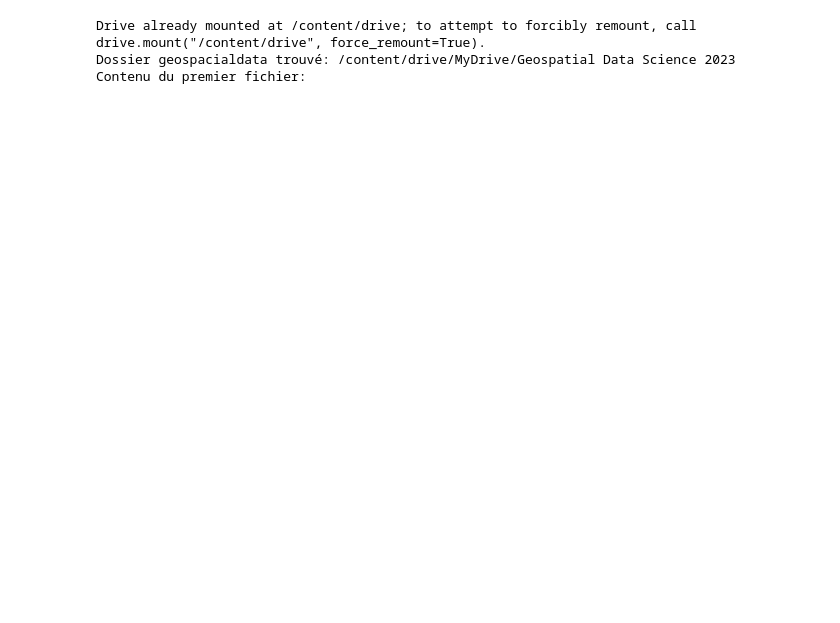
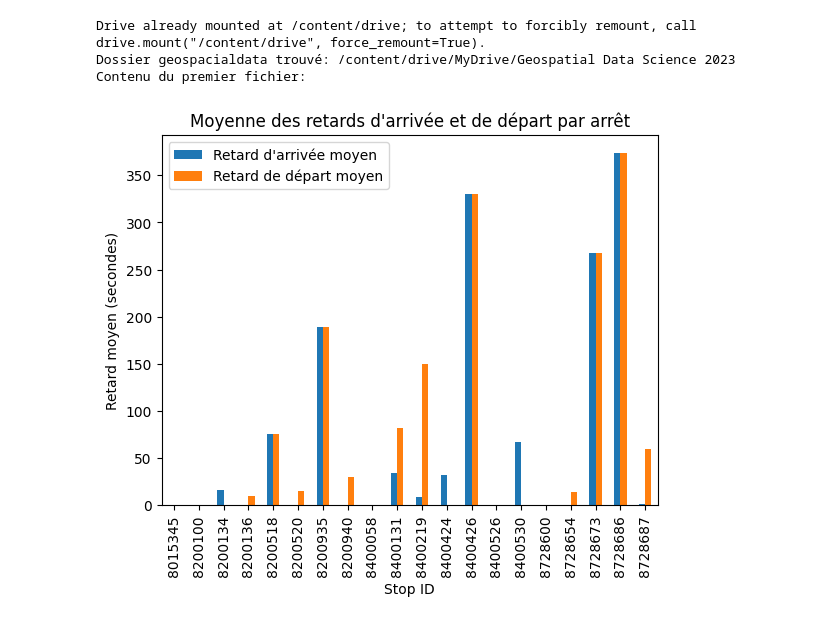
Before and after one commit to cedric-bit/Geospatial-Data-Science-2023, a Jupyter notebook: loadDATA509.ipynb, the cells around one changed output. Drawn from its saved outputs; the diff is of its cells as text; code cells hidden in the pictures; blank space fills up the shorter version.

Commit message:
visualisation Retard/D

```diff
--- a/loadDATA509.ipynb
+++ b/loadDATA509.ipynb
@@ -21,7 +21,7 @@ import os
 import zipfile
 import datetime
 import matplotlib.pyplot as plt
-
+import folium
 shortcut_path = '/content/drive/MyDrive/Geospatial Data Science 2023'
 geospacialdata_folder_name = "Geospatial Data Science 2023"
 
@@ -49,15 +49,6 @@ else:
 # Sélectionnez le dossier 2023-03-20 pour le moment
 selected_folder = "2023-03-20"
 selected_folder_path = os.path.join(base_path, selected_folder)
-
-# Affichez le contenu du dossier sélectionné
-for item in os.listdir(selected_folder_path):
-    item_path = os.path.join(selected_folder_path, item)
-    if os.path.isdir(item_path):
-      print(f"Dossier: {item}")
-  #  elif os.path.isfile(item_path):
-   #     print(f"Fichier: {item}")
-
 
 
 def process_gtfsrt_file(file_path):
@@ -120,32 +111,105 @@ for gtfsrt_file in os.listdir(selected_folder_path):
 
 # créer un DataFrame pour stocker les informations sur les mises à jour des horaires des arrêts
 def create_stop_time_updates_df(stop_time_updates):
     stop_time_updates_data = []
 
     for stop_time_update in stop_time_updates:
         stop_time_updates_data.append({
             'stop_id': stop_time_update.stop_id,
             'arrival_delay': stop_time_update.arrival.delay,
             'departure_delay': stop_time_update.departure.delay
         })
 
     return pd.DataFrame(stop_time_updates_data)
 # Affichez le nombre de mises à jour de stop_time extraites de tous les fichiers
 #print(f"Nombre total de stop_time_updates extraites: {len(stop_time_updates_list)}")
 
 # Utilisez la fonction create_stop_time_updates_df pour créer un DataFrame à partir de stop_time_updates
 stop_time_updates_df = create_stop_time_updates_df(stop_time_updates_list)
 
 
 # Groupez les données par stop_id et calculez la moyenne des retards d'arrivée et de départ
 grouped_by_stop = stop_time_updates_df.groupby('stop_id').agg(
     arrival_delay_mean=('arrival_delay', 'mean'),
     departure_delay_mean=('departure_delay', 'mean')
 )
 
-# Prenez les 10 premiers arrêts pour faciliter la lecture du graphique
-top_stops = grouped_by_stop.head(10)
+# Prenez les 20 premiers arrêts pour faciliter la lecture du graphique
+top_stops = grouped_by_stop.head(20)
+
+# Créez un graphique à barres avec les retards d'arrivée et de départ
+fig, ax = plt.subplots()
+top_stops.plot.bar(y=['arrival_delay_mean', 'departure_delay_mean'], ax=ax)
+
+# Configurez les étiquettes et les légendes
+ax.set_title("Moyenne des retards d'arrivée et de départ par arrêt")
+ax.set_xlabel("Stop ID")
+ax.set_ylabel("Retard moyen (secondes)")
+ax.legend(["Retard d'arrivée moyen", "Retard de départ moyen"])
+
+# Affichez le graphique
+plt.show()
+
+####### chargement des fichiers statique ###################
+
+# Remplacez ceci par le dossier de destination pour les fichiers décompressés
+destination_folder = '/content/drive/MyDrive/Geospatial Data/statist-2023-03-20/'
+# Parcourez les fichiers du dossier
+for filename in os.listdir(selected_folder_path):
+    # Vérifiez si le fichier est un fichier .zip
+    if filename.endswith(".zip"):
+        # Construisez le chemin du fichier .zip
+        zip_file_path = os.path.join(selected_folder_path, filename)
+
+        # Ouvrez le fichier .zip
+        with zipfile.ZipFile(zip_file_path, 'r') as zip_ref:
+            # Extrayez tous les fichiers dans le dossier de destination
+            zip_ref.extractall(destination_folder)
+
+
+
+
+# Remplacez ceci par le chemin vers votre fichier stop_times.txt
+stop_times_file = "/content/drive/MyDrive/Geospatial Data/statist-2023-03-20/stop_times.txt"
+stops_file = "/content/drive/MyDrive/Geospatial Data/statist-2023-03-20/stops.txt"
+routes_file = "/content/drive/MyDrive/Geospatial Data/statist-2023-03-20/routes.txt"
+trips_file = "/content/drive/MyDrive/Geospatial Data/statist-2023-03-20/trips.txt"
+# Lisez le fichier stop_times.txt avec pandas
+stop_times_df = pd.read_csv(stop_times_file)
+
+# Affichez les premières lignes du DataFrame pour vérifier son contenu
+#print(stop_times_df.head())
+# Lisez les fichiers avec pandas
+stops_df = pd.read_csv(stops_file)
+routes_df = pd.read_csv(routes_file)
+trips_df = pd.read_csv(trips_file)
+
+# Fusionner les DataFrames sur la base de stop_id
+merged_df = stop_time_updates_df.merge(stops_df, on='stop_id')
+
+
+# Créez une carte centrée sur les coordonnées de la Belgique
+m = folium.Map(location=[50.5039, 4.4699], zoom_start=8)
+
+# Ajoutez des marqueurs pour chaque arrêt
+for index, row in merged_df.iterrows():
+    lat, lon = row['stop_lat'], row['stop_lon']
+    arrival_delay = row['arrival_delay']
+
+    # Choisissez une couleur pour le marqueur en fonction du retard
+    if arrival_delay < 0:
+        color = 'green'
+    elif arrival_delay == 0:
+        color = 'blue'
+    else:
+        color = 'red'
+
+    folium.Marker(location=[lat, lon], icon=folium.Icon(color=color), popup=f"Stop ID: {row['stop_id']}, Arrival Delay: {arrival_delay}").add_to(m)
+
+# Affichez la carte
+m
 # %% [output]
 Drive already mounted at /content/drive; to attempt to forcibly remount, call drive.mount("/content/drive", force_remount=True).
 Dossier geospacialdata trouvé: /content/drive/MyDrive/Geospatial Data Science 2023
 Contenu du premier fichier:
+[figure, added]
```
Also changed, not shown: parts of 1 cell of this notebook.
